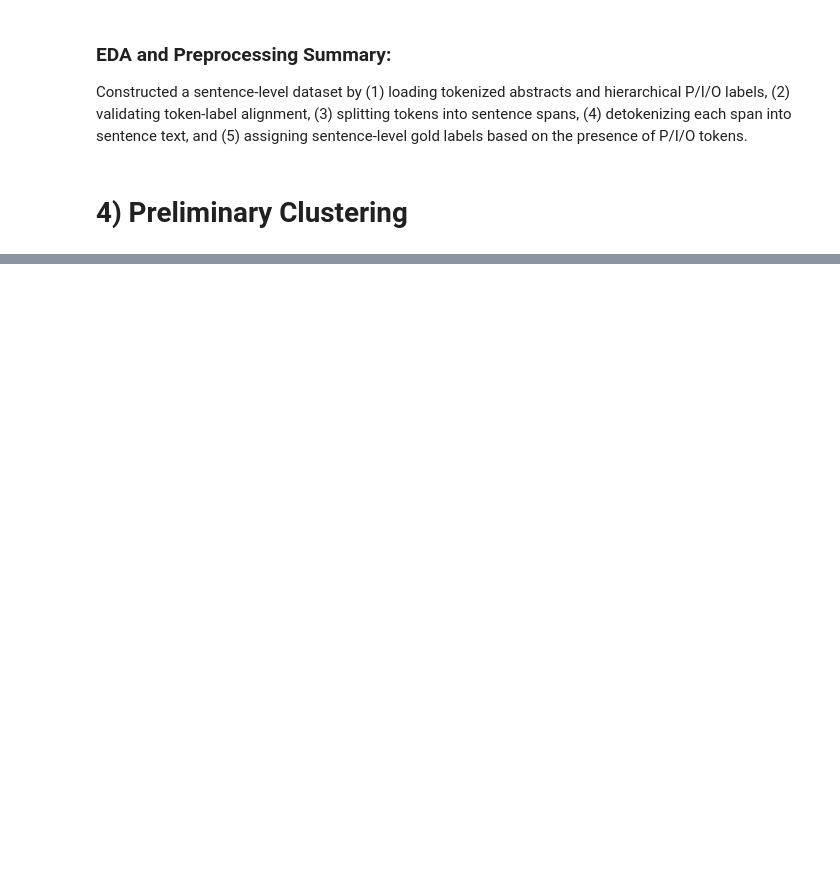
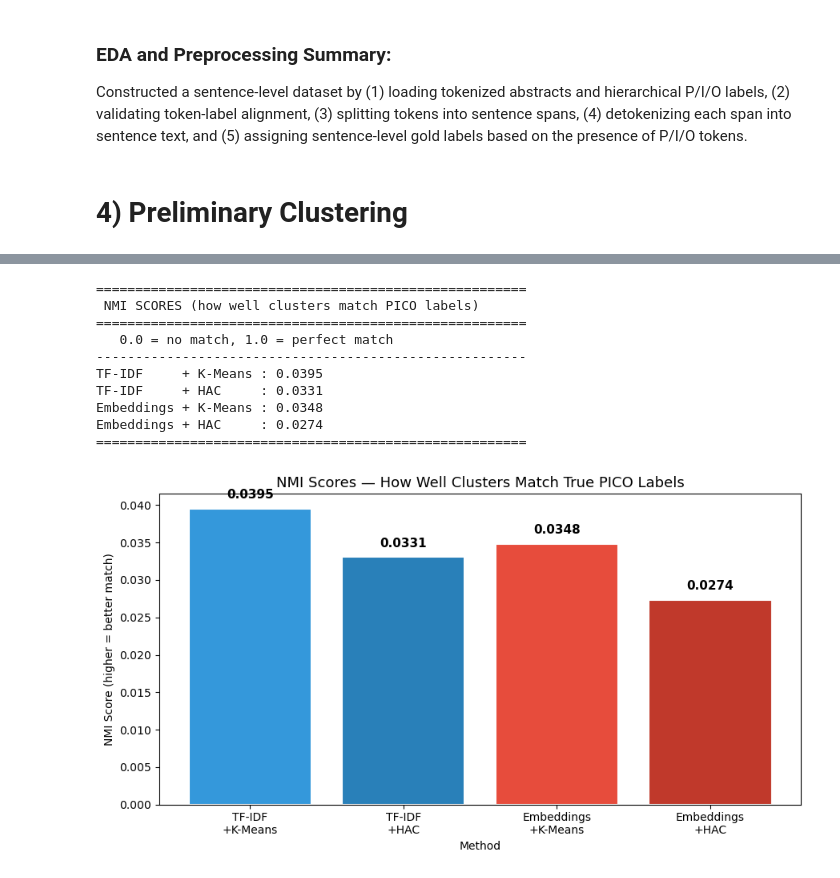
Before and after one commit to SBL-97/AITA-Group37-Task2, a Jupyter notebook: SB_task2_ebm-nlp.ipynb, the cells around one changed output, grey strips where cells are left out. Saved outputs shown, nothing was run; the diff lists cells and outputs as text; code cells hidden in the pictures; blank space fills up the shorter version.

```diff
--- a/SB_task2_ebm-nlp.ipynb
+++ b/SB_task2_ebm-nlp.ipynb
@@ -1013,0 +1426,61 @@ Name: count, dtype: int64
+# %%
+# STEP 8 - COMPARE CLUSTERS TO TRUE LABELS
+
+from sklearn.metrics import normalized_mutual_info_score
+
+# Convert text labels to numbers
+from sklearn.preprocessing import LabelEncoder
+le = LabelEncoder()
+true_labels = le.fit_transform(df["label"])
+
+# Calculate NMI for each method
+nmi_kmeans_tfidf = normalized_mutual_info_score(true_labels, tfidf_clusters)
+nmi_kmeans_emb = normalized_mutual_info_score(true_labels, emb_clusters)
+nmi_hac_tfidf = normalized_mutual_info_score(true_labels[sample_idx], hac_tfidf_clusters)
+nmi_hac_emb = normalized_mutual_info_score(true_labels[sample_idx], hac_emb_clusters)
+
+print("="*55)
+print(" NMI SCORES (how well clusters match PICO labels)")
+print("="*55)
+print("   0.0 = no match, 1.0 = perfect match")
+print("-"*55)
+print(f"TF-IDF     + K-Means : {nmi_kmeans_tfidf:.4f}")
+print(f"TF-IDF     + HAC     : {nmi_hac_tfidf:.4f}")
+print(f"Embeddings + K-Means : {nmi_kmeans_emb:.4f}")
+print(f"Embeddings + HAC     : {nmi_hac_emb:.4f}")
+print("="*55)
+
+# Plot NMI scores
+methods = ["TF-IDF\n+K-Means", "TF-IDF\n+HAC", "Embeddings\n+K-Means", "Embeddings\n+HAC"]
+nmi_scores = [nmi_kmeans_tfidf, nmi_hac_tfidf, nmi_kmeans_emb, nmi_hac_emb]
+colors = ["#3498db", "#2980b9", "#e74c3c", "#c0392b"]
+
+plt.figure(figsize=(9, 5))
+bars = plt.bar(methods, nmi_scores, color=colors, edgecolor="white", linewidth=1.5)
+
+for bar, score in zip(bars, nmi_scores):
+    plt.text(bar.get_x() + bar.get_width()/2,
+             bar.get_height() + 0.001,
+             f"{score:.4f}",
+             ha="center", va="bottom", fontsize=11, fontweight="bold")
+
+plt.title("NMI Scores — How Well Clusters Match True PICO Labels", fontsize=13)
+plt.ylabel("NMI Score (higher = better match)")
+plt.xlabel("Method")
+plt.tight_layout()
+#plt.savefig("../outputs/nmi_scores.png", dpi=150)
+plt.show()
+
+#print(" Plot saved!")
+# %% [output]
+=======================================================
+ NMI SCORES (how well clusters match PICO labels)
+=======================================================
+   0.0 = no match, 1.0 = perfect match
+-------------------------------------------------------
+TF-IDF     + K-Means : 0.0395
+TF-IDF     + HAC     : 0.0331
+Embeddings + K-Means : 0.0348
+Embeddings + HAC     : 0.0274
+=======================================================
+[figure, added]
```
Also changed, not shown: parts of 38 cells of this notebook, 6 other files.
